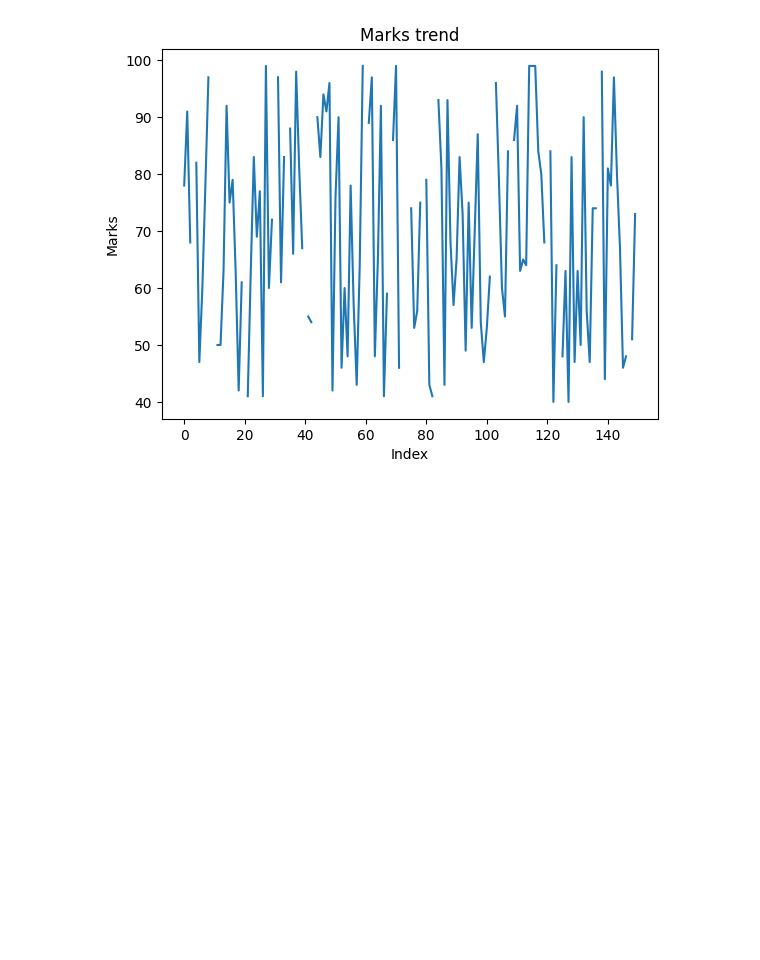
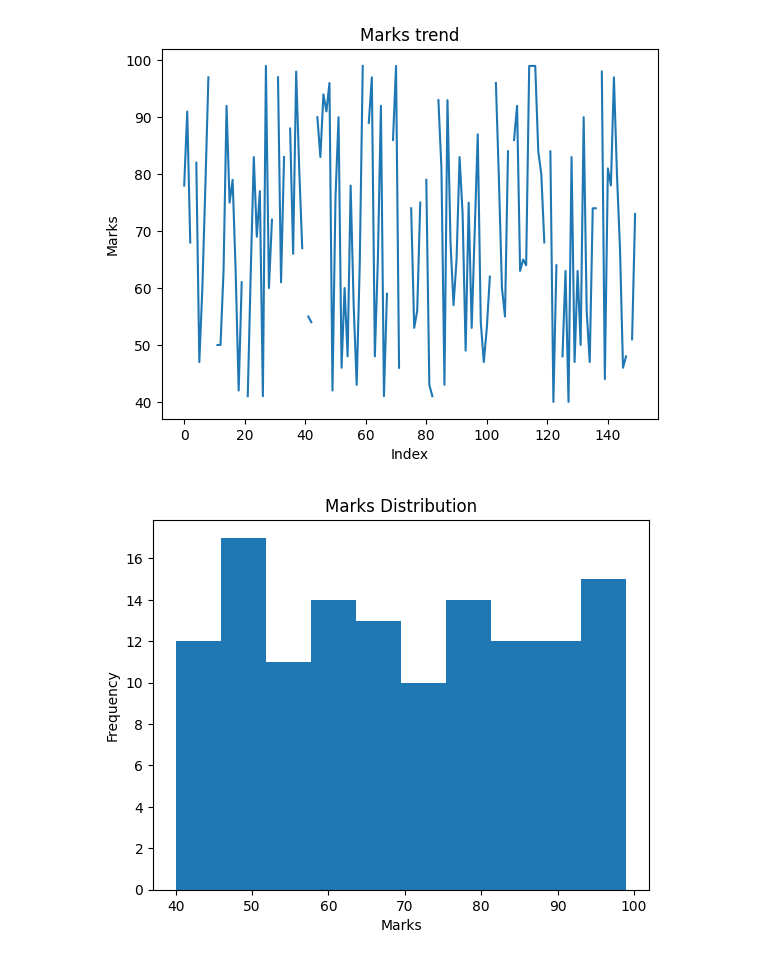
Before and after one commit to sakshi07bhosale/Data-Science, a Jupyter notebook: Exploratory Data Analysis/Day11/practice.ipynb, the cells around one changed output. Drawn from its saved outputs; the diff is of its cells as text; code cells hidden in the pictures; blank space fills up the shorter version.

Commit message:
Histogram (Distribution)

```diff
--- a/Exploratory Data Analysis/Day11/practice.ipynb
+++ b/Exploratory Data Analysis/Day11/practice.ipynb
@@ -59,3 +59,12 @@ plt.ylabel("Marks")
 plt.show()
 # %% [output]
 [figure]
+# %%
+#Histogram (Distribution)
+plt.hist(df["Marks"])
+plt.title("Marks Distribution")
+plt.xlabel("Marks")
+plt.ylabel("Frequency")
+plt.show()
+# %% [output]
+[figure, added]
```
